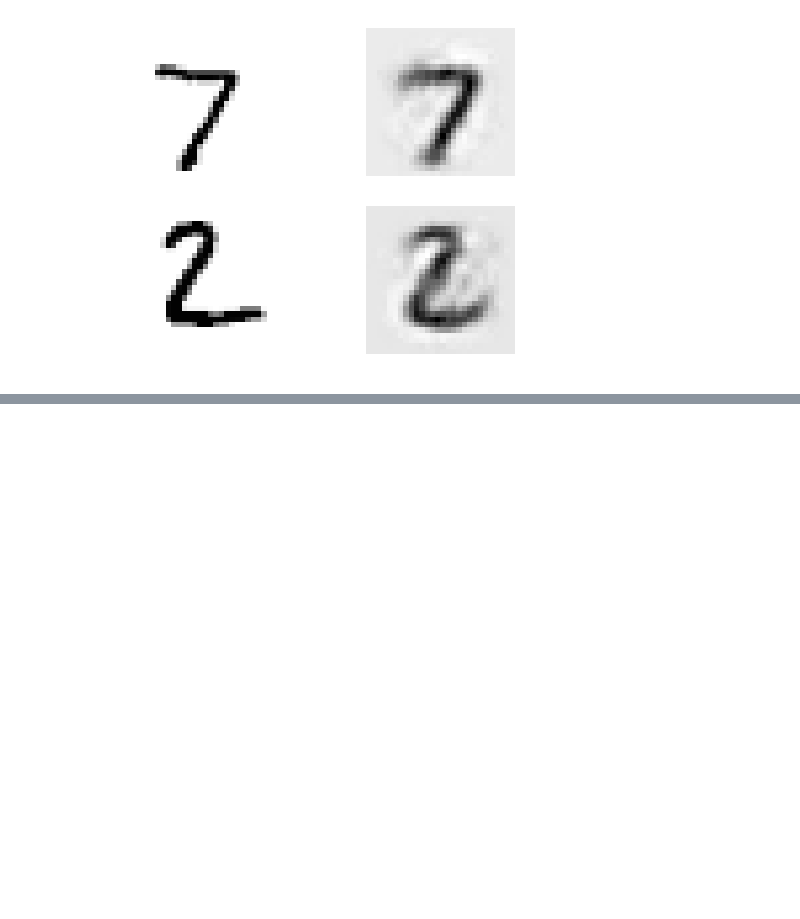
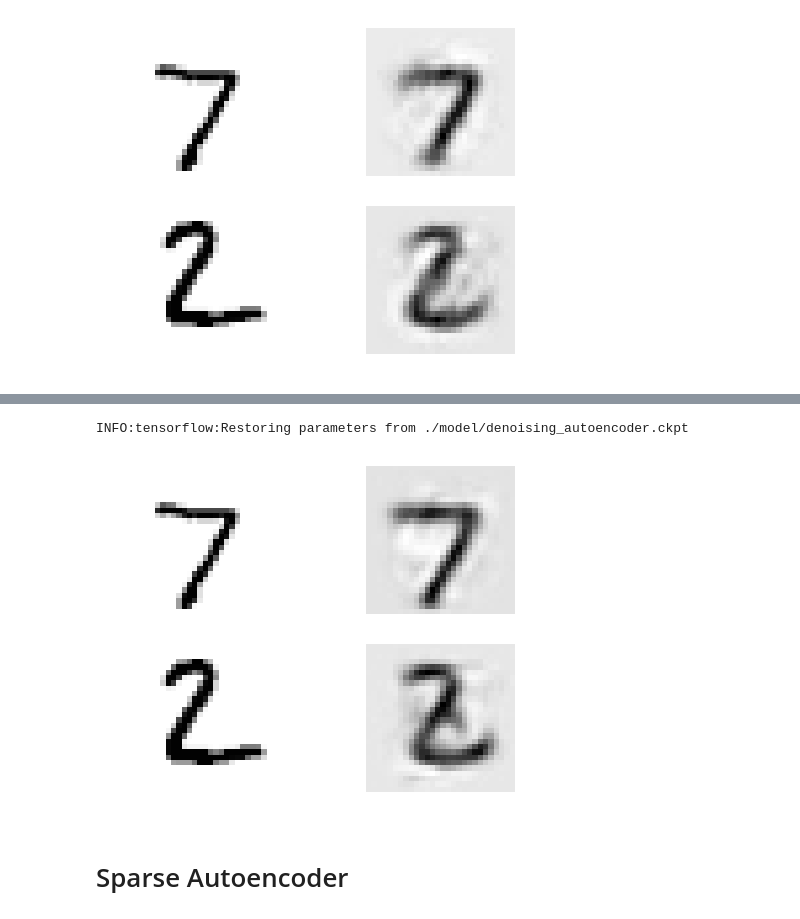
Before and after one commit to luyimin714/TensorFlow, a Jupyter notebook: Autoencoder.ipynb, the cells around one changed output, grey strips where cells are left out. Cells and saved outputs as stored; diff of their text form; code cells hidden in the pictures; blank space fills up the shorter version.

```diff
--- a/Autoencoder.ipynb
+++ b/Autoencoder.ipynb
@@ -517,0 +719,10 @@ INFO:tensorflow:Restoring parameters from ./model/autoencoder.ckpt
+# %%
+reset_graph()
+
+n_inputs = 28 * 28
+n_hidden1 = 300
+n_hidden2 = 150
+n_hidden3 = n_hidden1
+n_outputs = n_inputs
+
+learning_rate = 0.01
@@ -517,0 +756,12 @@ INFO:tensorflow:Restoring parameters from ./model/autoencoder.ckpt
+# %%
+n_epochs = 10
+batch_size = 150
+
+with tf.Session() as sess:
+    init.run()
+    for epoch in range(n_epochs):
+        for X_batch, y_batch in shuffle_batch(X_train, y_train, batch_size):
+            sess.run(training_op, feed_dict={X: X_batch, training: True})
+        loss_train = reconstruction_loss.eval(feed_dict={X: X_batch})
+        print(epoch, "Training mse:", loss_train)
+        saver.save(sess, "./model/denoising_autoencoder.ckpt")
@@ -517,0 +779,22 @@ INFO:tensorflow:Restoring parameters from ./model/autoencoder.ckpt
+# %%
+X_test_2 = X_test[:2]
+
+with tf.Session() as sess:
+    saver.restore(sess, "./model/denoising_autoencoder.ckpt")
+    outputs_val = outputs.eval(feed_dict={X: X_test_2})
+
+fig = plt.figure(figsize=(8, 3 * 2))
+for digit_index in range(2):
+    plt.subplot(2, 2, digit_index * 2 + 1)
+    plt.imshow(X_test_2[digit_index].reshape((28, 28)),
+               cmap="Greys", interpolation="nearest")
+    plt.axis("off")
+    plt.subplot(2, 2, digit_index * 2 + 2)
+    plt.imshow(outputs_val[digit_index].reshape((28, 28)),
+               cmap="Greys", interpolation="nearest")
+    plt.axis("off")
+# %% [output]
+INFO:tensorflow:Restoring parameters from ./model/denoising_autoencoder.ckpt
+[figure, added]
+# %% [markdown]
+# Sparse Autoencoder
```
Also changed, not shown: parts of 26 cells of this notebook, 16 other files.
